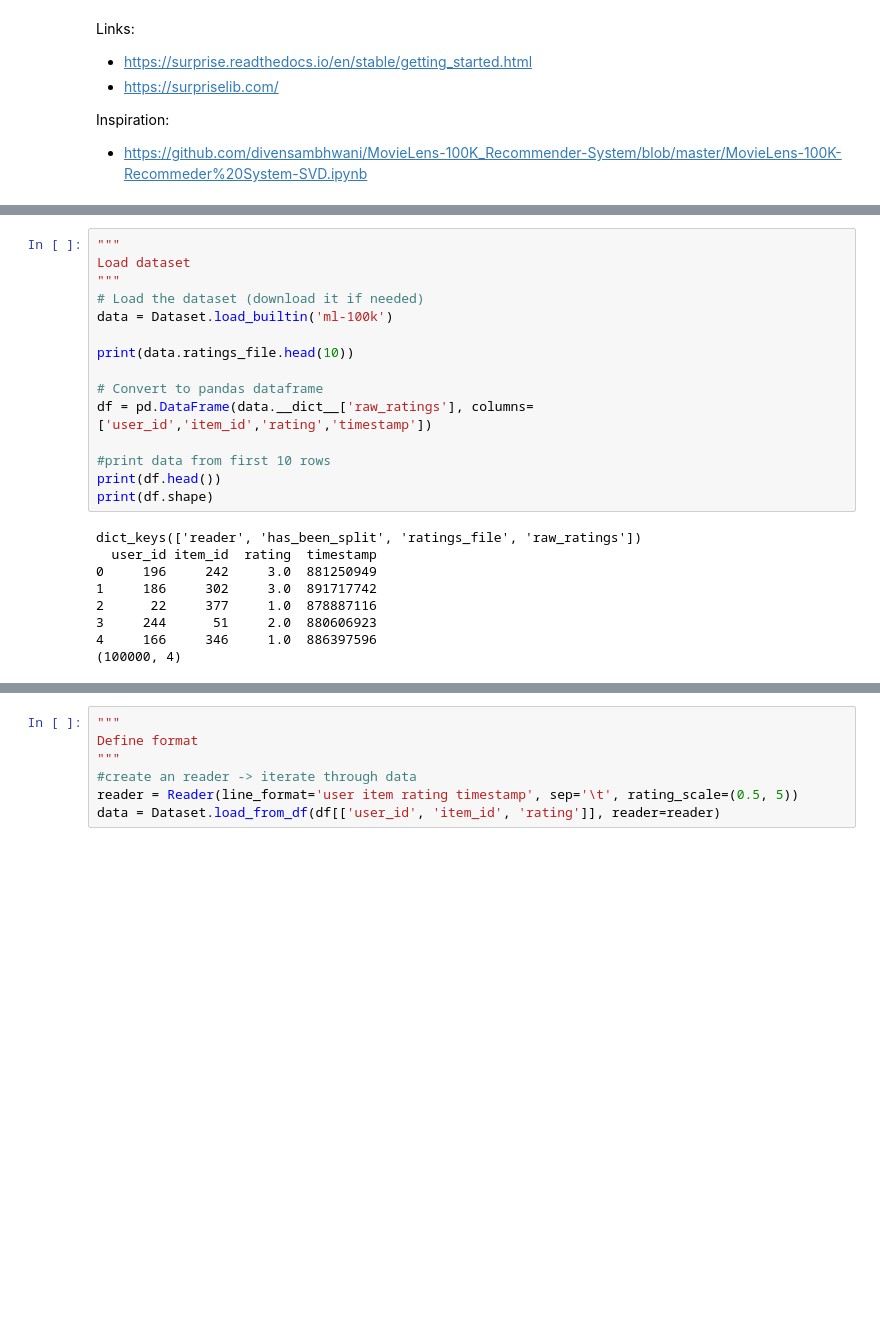
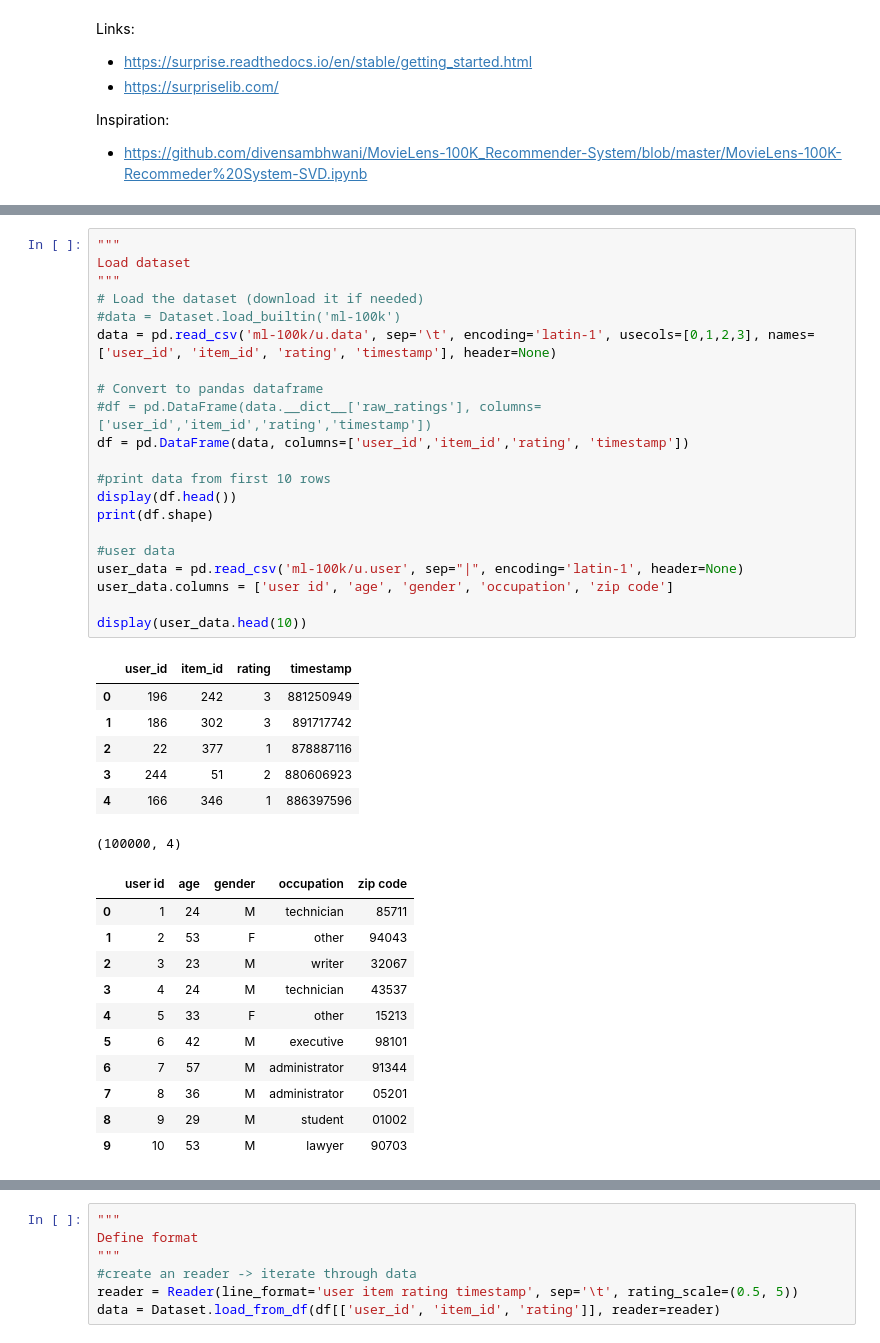
Before and after one commit to tangmagnus/DecisionSupportSystems, a Jupyter notebook: RecommenderSystems/recomSystems.ipynb, the cells around one changed output, grey strips where cells are left out. Saved outputs shown, nothing was run; the diff lists cells and outputs as text; blank space fills up the shorter version.

```diff
--- a/RecommenderSystems/recomSystems.ipynb
+++ b/RecommenderSystems/recomSystems.ipynb
@@ -37,27 +38,43 @@ from collections import defaultdict
 # %%
 """
 Load dataset
 """
 # Load the dataset (download it if needed)
-data = Dataset.load_builtin('ml-100k')
-
-print(data.ratings_file.head(10))
+#data = Dataset.load_builtin('ml-100k')
+data = pd.read_csv('ml-100k/u.data', sep='\t', encoding='latin-1', usecols=[0,1,2,3], names=['user_id', 'item_id', 'rating', 'timestamp'], header=None)
 
 # Convert to pandas dataframe
-df = pd.DataFrame(data.__dict__['raw_ratings'], columns=['user_id','item_id','rating','timestamp'])
+#df = pd.DataFrame(data.__dict__['raw_ratings'], columns=['user_id','item_id','rating','timestamp'])
+df = pd.DataFrame(data, columns=['user_id','item_id','rating', 'timestamp'])
 
 #print data from first 10 rows
-print(df.head())
+display(df.head())
 print(df.shape)
+
+#user data
+user_data = pd.read_csv('ml-100k/u.user', sep="|", encoding='latin-1', header=None)
+user_data.columns = ['user id', 'age', 'gender', 'occupation', 'zip code']
+
+display(user_data.head(10))
 # %% [output]
+|  | user_id | item_id | rating | timestamp |
+| 0 | 196 | 242 | 3 | 881250949 |
+| 1 | 186 | 302 | 3 | 891717742 |
+| 2 | 22 | 377 | 1 | 878887116 |
+| 3 | 244 | 51 | 2 | 880606923 |
+| 4 | 166 | 346 | 1 | 886397596 |
-dict_keys(['reader', 'has_been_split', 'ratings_file', 'raw_ratings'])
-  user_id item_id  rating  timestamp
-0     196     242     3.0  881250949
-1     186     302     3.0  891717742
-2      22     377     1.0  878887116
-3     244      51     2.0  880606923
-4     166     346     1.0  886397596
 (100000, 4)
+|  | user id | age | gender | occupation | zip code |
+| 0 | 1 | 24 | M | technician | 85711 |
+| 1 | 2 | 53 | F | other | 94043 |
+| 2 | 3 | 23 | M | writer | 32067 |
+| 3 | 4 | 24 | M | technician | 43537 |
+| 4 | 5 | 33 | F | other | 15213 |
+| 5 | 6 | 42 | M | executive | 98101 |
+| 6 | 7 | 57 | M | administrator | 91344 |
+| 7 | 8 | 36 | M | administrator | 05201 |
+| 8 | 9 | 29 | M | student | 01002 |
+| 9 | 10 | 53 | M | lawyer | 90703 |
 # %%
 """
 Exploratory Data Analysis (EDA)
```
Also changed, not shown: parts of 9 cells of this notebook, 23 other files.
